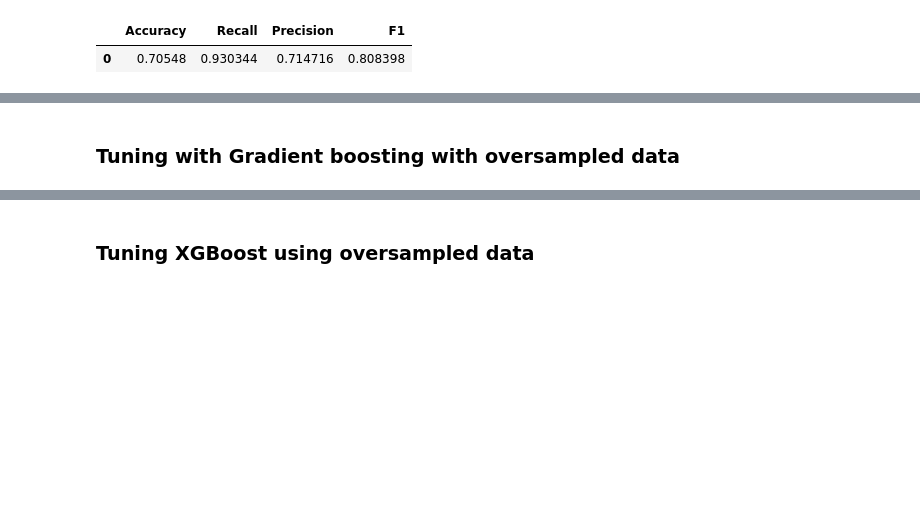
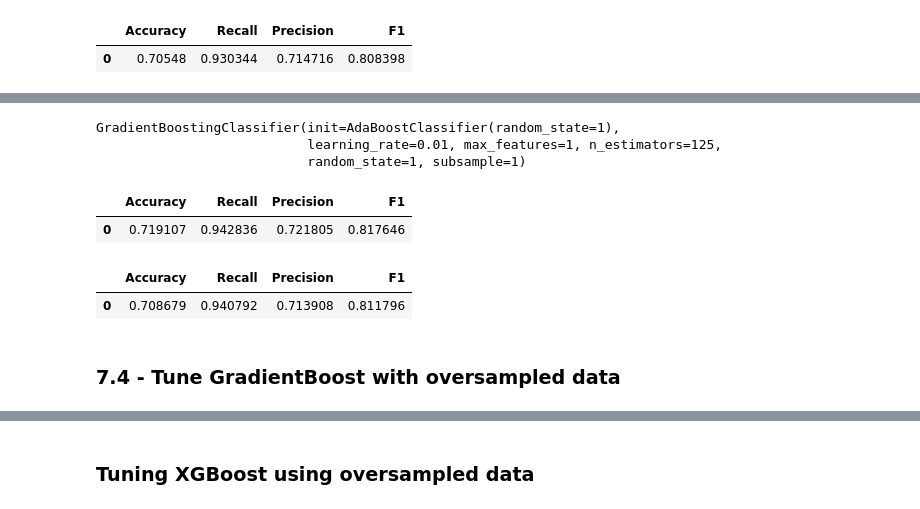
Before and after one commit to RashmiJK/PGP-AIML-EasyVisa-AML, a Jupyter notebook: easyvisa_modeling.ipynb, the cells around one changed output, grey strips where cells are left out. Drawn from its saved outputs; the diff is of its cells as text; code cells hidden in the pictures; blank space fills up the shorter version.

```diff
--- a/easyvisa_modeling.ipynb
+++ b/easyvisa_modeling.ipynb
@@ -1522,5 +1514,38 @@ rf2_val_perf
+# %%
+## Set the best parameters output in the previous cell in the current classfier instantiation
+tuned_gbm_o = GradientBoostingClassifier(
+    max_features=1,
+    random_state=1,
+    learning_rate=0.01,
+    n_estimators=125,
+    subsample=1,
+    init=AdaBoostClassifier(random_state=1)
+)
+
+tuned_gbm_o.fit(X_train, y_train)
+# %% [output]
+GradientBoostingClassifier(init=AdaBoostClassifier(random_state=1),
+                           learning_rate=0.01, max_features=1, n_estimators=125,
+                           random_state=1, subsample=1)
+# %%
+gbm_train_perf_o = model_performance_classification_sklearn(
+    tuned_gbm_o, X_train, y_train
+)
+gbm_train_perf_o
+# %% [output]
+|  | Accuracy | Recall | Precision | F1 |
+| 0 | 0.719107 | 0.942836 | 0.721805 | 0.817646 |
+# %%
+# Compute model performance on the validation data.
+gbm_val_perf_o = model_performance_classification_sklearn(
+    tuned_gbm_o,X_val,y_val
+    )
+gbm_val_perf_o
+# %% [output]
+|  | Accuracy | Recall | Precision | F1 |
+| 0 | 0.708679 | 0.940792 | 0.713908 | 0.811796 |
 # %% [markdown]
-### Tuning with Gradient boosting with oversampled data
+### 7.4 - Tune GradientBoost with oversampled data
 # %%
 %%time
 
```
Also changed, not shown: parts of 16 cells of this notebook.
